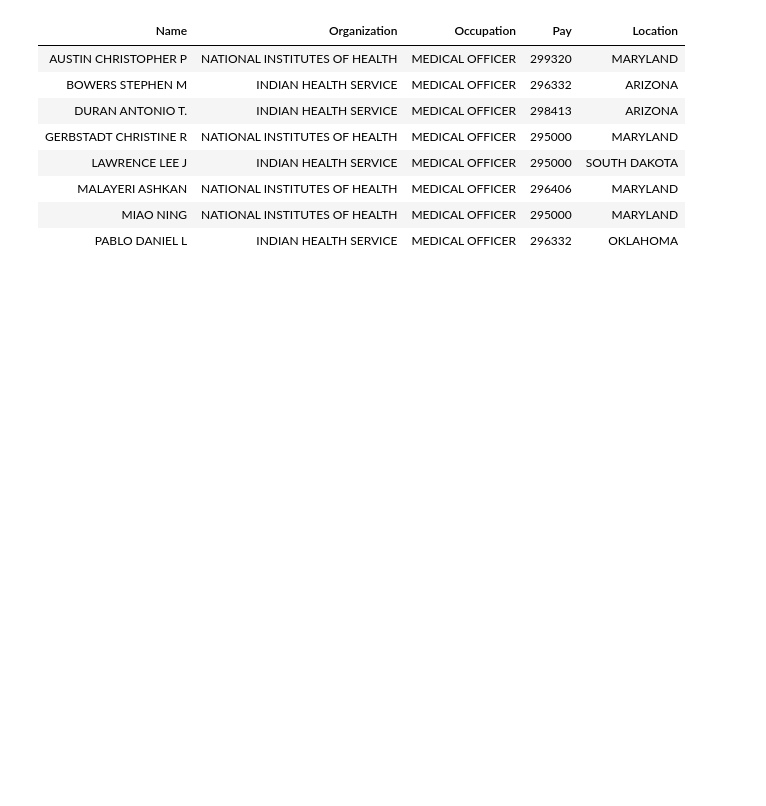
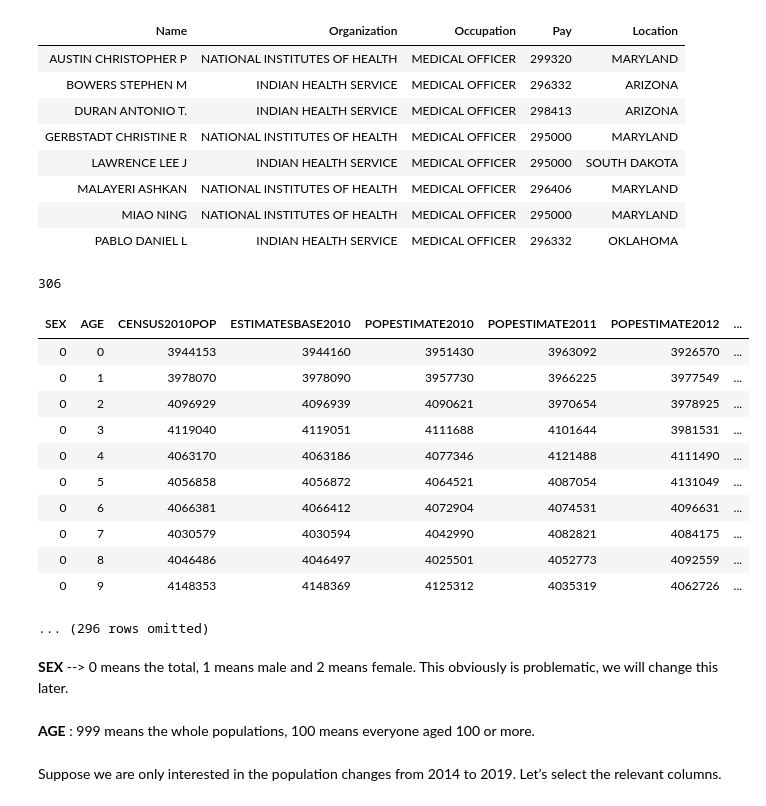
Before and after one commit to marctollis/INF110-Discovering-Informatics, a Jupyter notebook: coding snippets/lecture_7_examples/07_More Tables.ipynb, the cells around one changed output. Cells and saved outputs as stored; diff of their text form; code cells hidden in the pictures; blank space fills up the shorter version.

```diff
--- a/coding snippets/lecture_7_examples/07_More Tables.ipynb
+++ b/coding snippets/lecture_7_examples/07_More Tables.ipynb
@@ -211,0 +208,36 @@ census_2010_2014 = census.select("SEX", "AGE", "POPESTIMATE2010", "POPESTIMATE20
+# %%
+# As of August 2021, this census file is online here:
+data = 'http://www2.census.gov/programs-surveys/popest/technical-documentation/file-layouts/2010-2019/nc-est2019-agesex-res.csv'
+
+# A local copy can be accessed here in case census.gov moves the file:
+# data = path_data + 'nc-est2019-agesex-res.csv'
+
+full_census_table = Table().read_table(data)
+full_census_table.num_rows
+
+#another way to do this would be to just provide the URL, it works:
+#full_census_table = Table().read_table("http://www2.census.gov/programs-surveys/popest/datasets/2010-2015/national/asrh/nc-est2015-agesex-res.csv")
+#full_census_table.num_rows
+# %% [output]
+306
+# %%
+full_census_table
+# %% [output]
+| SEX | AGE | CENSUS2010POP | ESTIMATESBASE2010 | POPESTIMATE2010 | POPESTIMATE2011 | POPESTIMATE2012 | ... |
+| 0 | 0 | 3944153 | 3944160 | 3951430 | 3963092 | 3926570 | ... |
+| 0 | 1 | 3978070 | 3978090 | 3957730 | 3966225 | 3977549 | ... |
+| 0 | 2 | 4096929 | 4096939 | 4090621 | 3970654 | 3978925 | ... |
+| 0 | 3 | 4119040 | 4119051 | 4111688 | 4101644 | 3981531 | ... |
+| 0 | 4 | 4063170 | 4063186 | 4077346 | 4121488 | 4111490 | ... |
+| 0 | 5 | 4056858 | 4056872 | 4064521 | 4087054 | 4131049 | ... |
+| 0 | 6 | 4066381 | 4066412 | 4072904 | 4074531 | 4096631 | ... |
+| 0 | 7 | 4030579 | 4030594 | 4042990 | 4082821 | 4084175 | ... |
+| 0 | 8 | 4046486 | 4046497 | 4025501 | 4052773 | 4092559 | ... |
+| 0 | 9 | 4148353 | 4148369 | 4125312 | 4035319 | 4062726 | ... |
+... (296 rows omitted)
+# %% [markdown]
+**SEX** --> 0 means the total, 1 means male and 2 means female. This obviously is problematic, we will change this later.
+# %% [markdown]
+**AGE** : 999 means the whole populations, 100 means everyone aged 100 or more.
+# %% [markdown]
+Suppose we are only interested in the population changes from 2014 to 2019. Let’s select the relevant columns.
```
Also changed, not shown: parts of 51 cells of this notebook.
